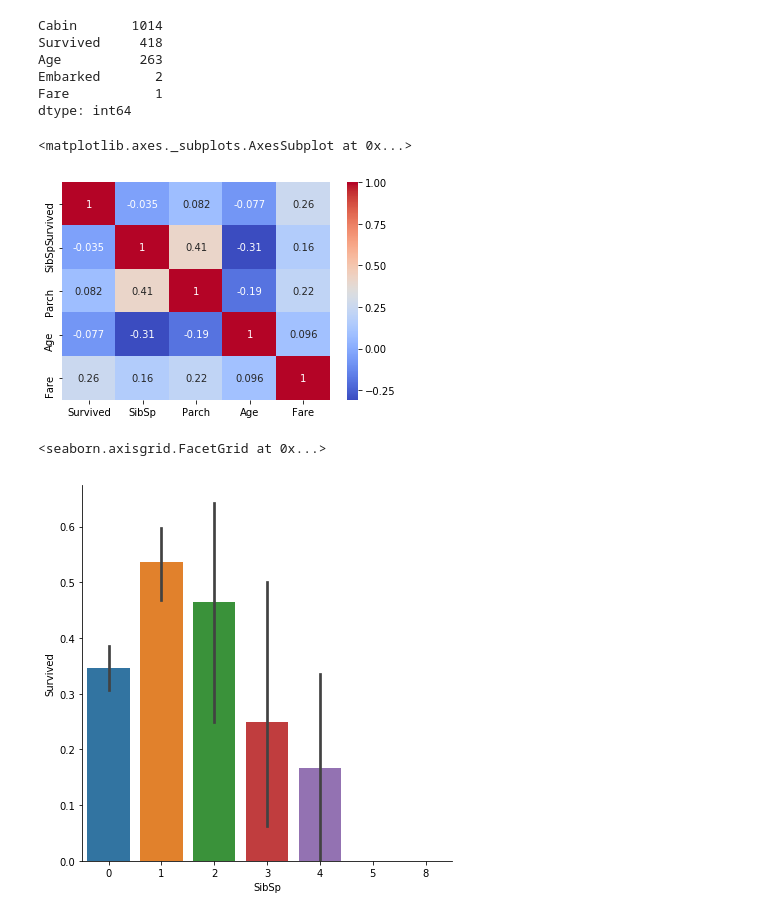
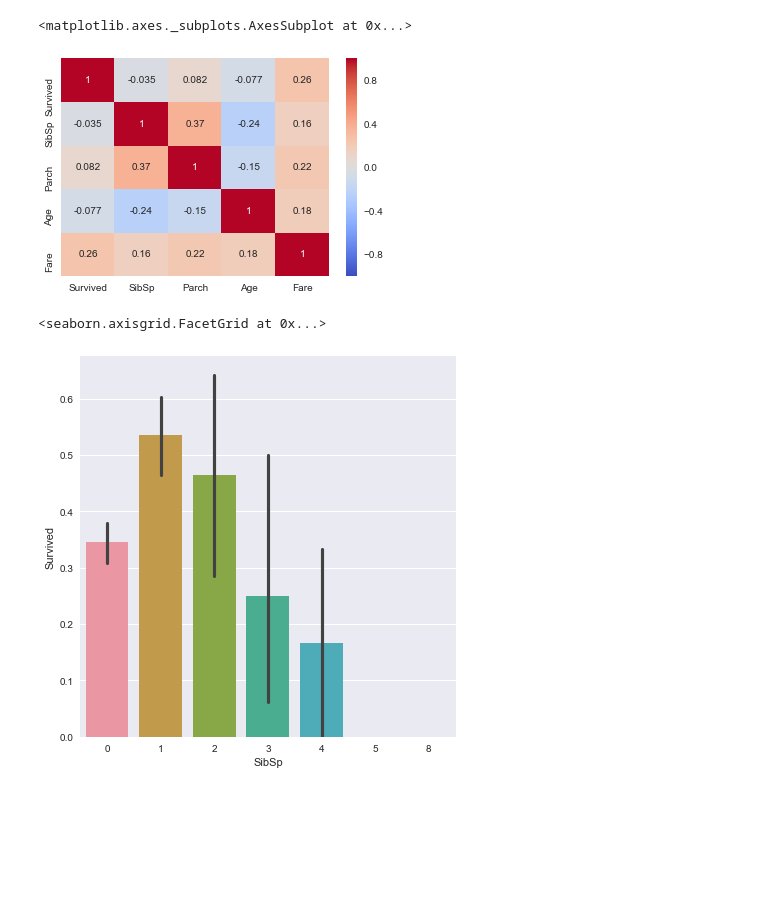
Before and after one commit to lordzsolt/Titanic, a Jupyter notebook: Notebook.ipynb, the cells around one changed output. Cells and saved outputs as stored; diff of their text form; code cells hidden in the pictures; blank space fills up the shorter version.

```diff
--- a/Notebook.ipynb
+++ b/Notebook.ipynb
@@ -7,3 +7,4 @@ import numpy as np
 # %%
 # Visualization
 import seaborn as sns
+sns.set_style('darkgrid')
@@ -10,26 +16,19 @@ import seaborn as sns
 # %%
 trainDF = pd.read_csv("input/train.csv")
 testDF = pd.read_csv("input/test.csv")
-combine = pd.concat([trainDF, testDF], axis=0).reset_index(drop=True)
+combineDF = pd.concat([trainDF, testDF], axis=0).reset_index(drop=True)
 # %%
-nulls = combine.isnull().sum().sort_values(ascending=False)
+combineDF = combineDF.fillna(np.nan)
+nulls = combineDF.isnull().sum().sort_values(ascending=False)
 nulls = nulls[nulls > 0]
-nulls
-# %% [output]
-Cabin       1014
-Survived     418
-Age          263
-Embarked       2
-Fare           1
-dtype: int64
 # %%
-sns.heatmap(trainDF[['Survived', 'SibSp', 'Parch', 'Age', 'Fare']].corr(), annot=True, cmap='coolwarm')
+sns.heatmap(combineDF[['Survived', 'SibSp', 'Parch', 'Age', 'Fare']].corr(), annot=True, cmap='coolwarm')
 # %% [output]
 <matplotlib.axes._subplots.AxesSubplot at 0x...>
-[figure, old version]
+[figure, new version]
 # %%
-sns.factorplot(x='SibSp', y='Survived', data=trainDF, kind='bar', size=6)
+sns.factorplot(x='SibSp', y='Survived', data=combineDF, kind='bar', size=6)
 # %% [output]
 <seaborn.axisgrid.FacetGrid at 0x...>
-[figure, old version]
+[figure, new version]
 # %%
```
Also changed, not shown: parts of 14 cells of this notebook.
